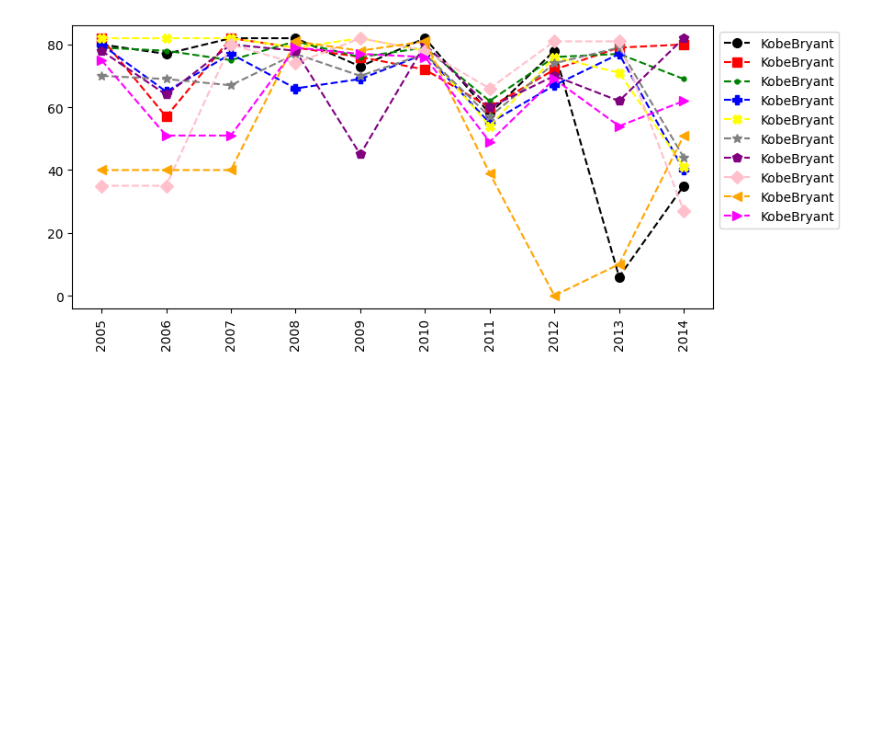
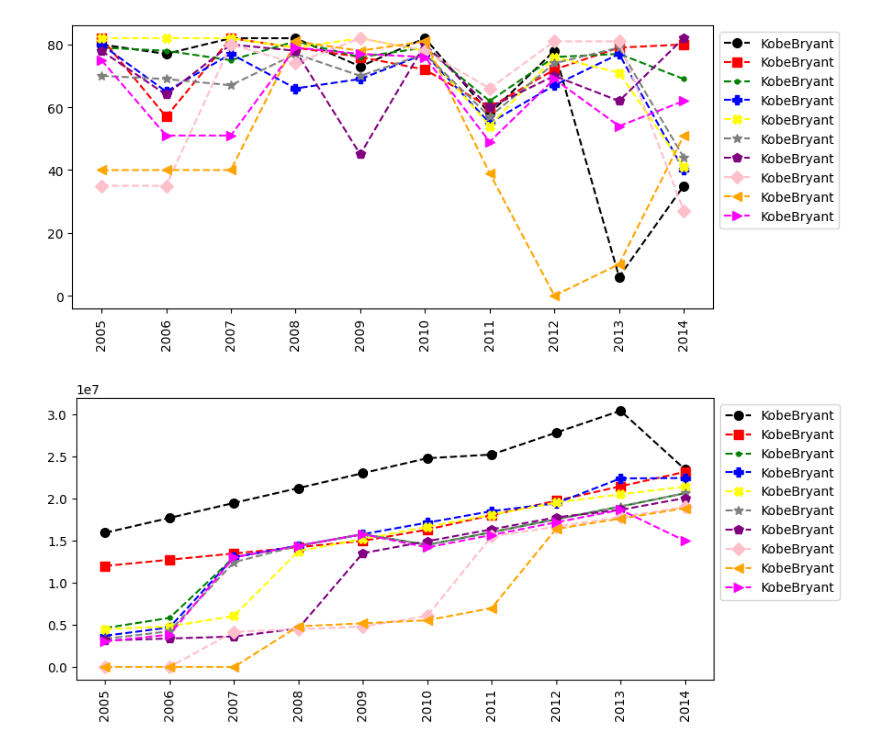
Before and after one commit to Marru73/Ejercicios-Python, a Jupyter notebook: CERTIFICADO IBM/matrices.ipynb, the cells around one changed output. Saved outputs shown, nothing was run; the diff lists cells and outputs as text; code cells hidden in the pictures; blank space fills up the shorter version.

```diff
--- a/CERTIFICADO IBM/matrices.ipynb
+++ b/CERTIFICADO IBM/matrices.ipynb
@@ -356,3 +356,18 @@ def mi_grafico(lista_jugadores):
 mi_grafico(jugadores)
 # %% [output]
 [figure]
+# %%
+# Mejorando los inputs
+
+def mi_grafico(matriz, lista_jugadores = jugadores):
+    col = {"KobeBryant":"Black","JoeJohnson":"Red","LeBronJames":"Green","CarmeloAnthony":"Blue","DwightHoward":"Yellow","ChrisBosh":"Grey","ChrisPaul":"Purple","KevinDurant":"Pink","DerrickRose":"Orange","DwayneWade":"Magenta"}
+    mar = {"KobeBryant":"o","JoeJohnson":"s","LeBronJames":".","CarmeloAnthony":"P","DwightHoward":"X","ChrisBosh":"*","ChrisPaul":"p","KevinDurant":"D","DerrickRose":"<","DwayneWade":">"}
+    for nombre in lista_jugadores:
+        plt.plot(matriz[dic_jug[nombre]], c=col[nombre], ls='--', marker=mar[nombre], ms=7, label=jugadores[0])
+    plt.legend(loc='upper left', bbox_to_anchor=(1,1))
+    plt.xticks(list(range(0,10)), temporadas, rotation='vertical')
+    plt.show()
+# %%
+mi_grafico(sueldo)
+# %% [output]
+[figure, added]
```
Also changed, not shown: parts of 1 cell of this notebook.
